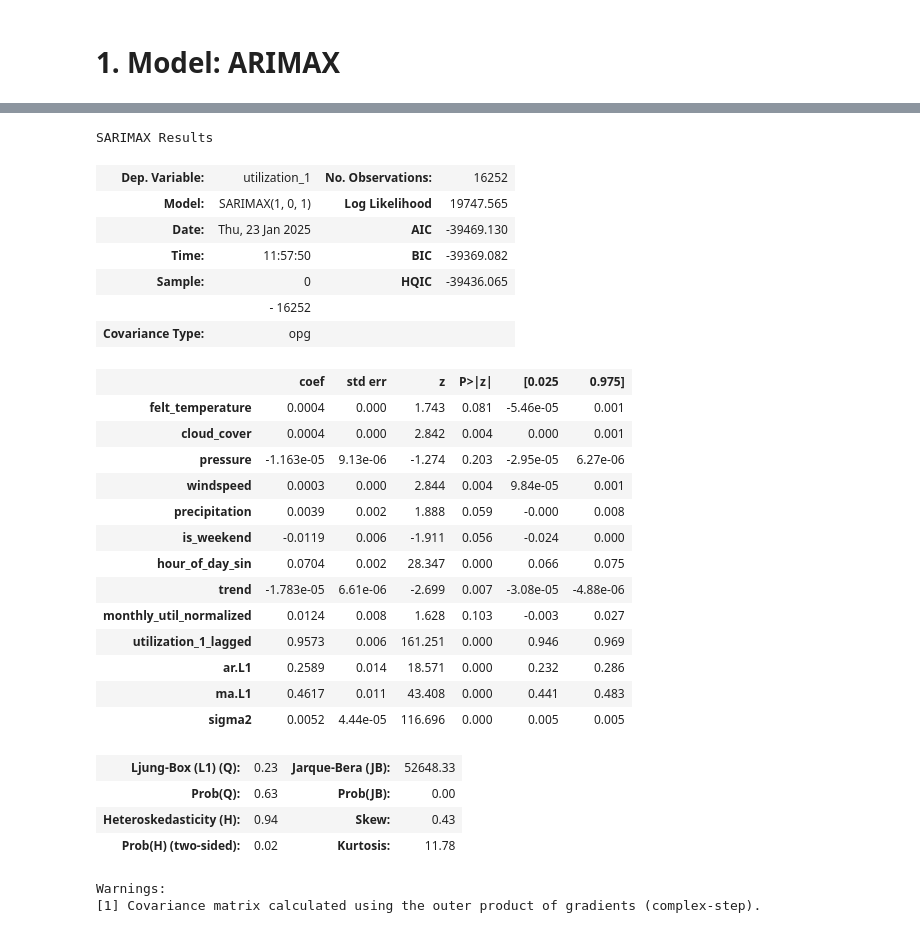
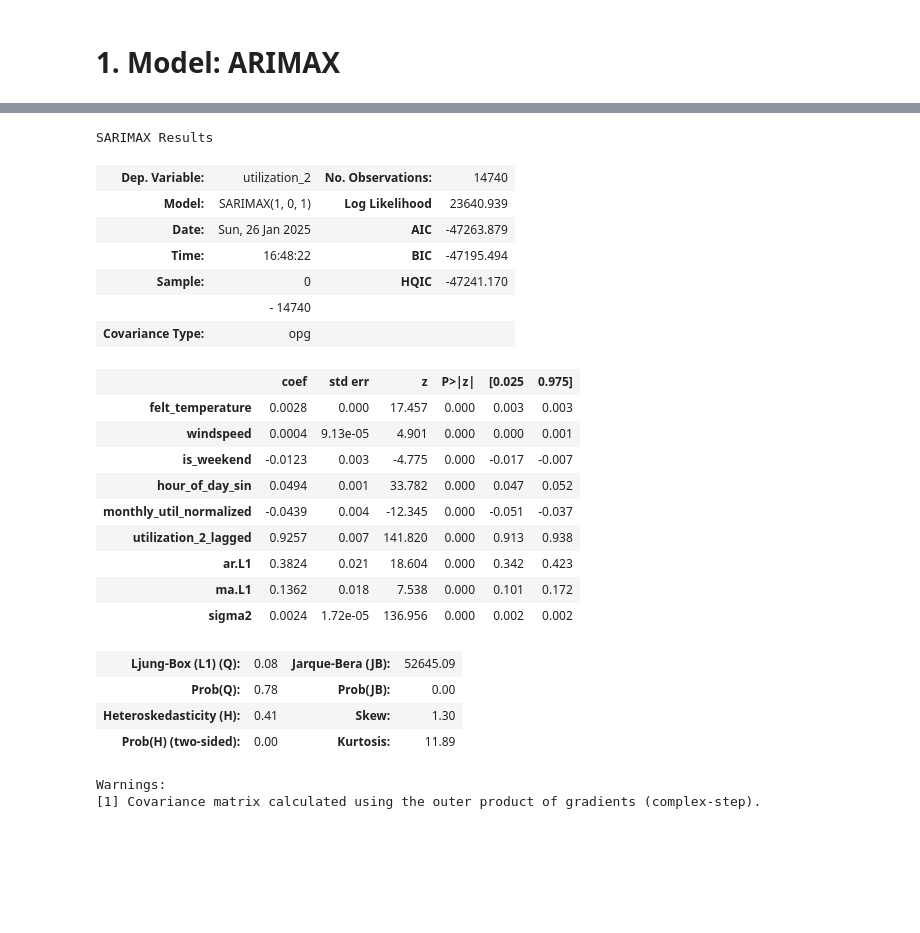
Before and after one commit to JanRkck/AA24, a Jupyter notebook: Utilization_Rate.ipynb, the cells around one changed output, grey strips where cells are left out. Saved outputs shown, nothing was run; the diff lists cells and outputs as text; code cells hidden in the pictures; blank space fills up the shorter version.

```diff
--- a/Utilization_Rate.ipynb
+++ b/Utilization_Rate.ipynb
@@ -469,7 +472,6 @@ def add_features(df):
     monthly_avg_normalized = monthly_avg / monthly_avg.max()
     df = df.merge(monthly_avg_normalized, on='month', suffixes=('', '_normalized'))
 
-
     # Add lagged utilization
     if 'utilization_1' in df:
         df['utilization_1_lagged'] = df['utilization_1'].shift(1)
@@ -478,4 +480,9 @@ def add_features(df):
         df['utilization_2_lagged'] = df['utilization_2'].shift(1)
         df.rename(columns={'utilization_2_normalized': 'monthly_util_normalized'}, inplace=True)
 
+    # Add lockdown feature
+    lockdown_start = pd.Timestamp(2020, 8, 3, 22, 0)
+    lockdown_end = pd.Timestamp(2020, 11, 18, 11, 0)
+    df['is_lockdown'] = ((df['hour'] >= lockdown_start) & (df['hour'] <= lockdown_end)).astype(int)
+
     return df
@@ -510,0 +489,8 @@ Index(['hour', 'utilization_1', 'temperature', 'cloud_cover', 'pressure',
+# %%
+utilization_1_df['original_order'] = utilization_1_df.index
+utilization_1_df = add_features(utilization_1_df)
+utilization_1_df = utilization_1_df.sort_values('original_order').drop(columns='original_order').reset_index(drop=True)
+
+utilization_2_df['original_order'] = utilization_2_df.index
+utilization_2_df = add_features(utilization_2_df)
+utilization_2_df = utilization_2_df.sort_values('original_order').drop(columns='original_order').reset_index(drop=True)
@@ -631,0 +854,2 @@ TypeError: 'float' object cannot be interpreted as an integer
+# %%
+arimax_model_site_2, all_actuals_arimax_site_2, all_predictions_arimax_site_2, holdout_predictions_arimax_site_2 = train_arimax_with_holdout_site_2(utilization_2_df)
@@ -632,31 +874,27 @@ TypeError: 'float' object cannot be interpreted as an integer
 # %%
-model_fit_2.summary()
+arimax_model_site_2.summary()
 # %% [output]
 SARIMAX Results
-| Dep. Variable: | utilization_1 | No. Observations: | 16252 |
-| Model: | SARIMAX(1, 0, 1) | Log Likelihood | 19747.565 |
-| Date: | Thu, 23 Jan 2025 | AIC | -39469.130 |
-| Time: | 11:57:50 | BIC | -39369.082 |
-| Sample: | 0 | HQIC | -39436.065 |
-|  | - 16252 |  |  |
+| Dep. Variable: | utilization_2 | No. Observations: | 14740 |
+| Model: | SARIMAX(1, 0, 1) | Log Likelihood | 23640.939 |
+| Date: | Sun, 26 Jan 2025 | AIC | -47263.879 |
+| Time: | 16:48:22 | BIC | -47195.494 |
+| Sample: | 0 | HQIC | -47241.170 |
+|  | - 14740 |  |  |
 | Covariance Type: | opg |  |  |
 |  | coef | std err | z | P>|z| | [0.025 | 0.975] |
-| felt_temperature | 0.0004 | 0.000 | 1.743 | 0.081 | -5.46e-05 | 0.001 |
-| cloud_cover | 0.0004 | 0.000 | 2.842 | 0.004 | 0.000 | 0.001 |
-| pressure | -1.163e-05 | 9.13e-06 | -1.274 | 0.203 | -2.95e-05 | 6.27e-06 |
-| windspeed | 0.0003 | 0.000 | 2.844 | 0.004 | 9.84e-05 | 0.001 |
-| precipitation | 0.0039 | 0.002 | 1.888 | 0.059 | -0.000 | 0.008 |
-| is_weekend | -0.0119 | 0.006 | -1.911 | 0.056 | -0.024 | 0.000 |
-| hour_of_day_sin | 0.0704 | 0.002 | 28.347 | 0.000 | 0.066 | 0.075 |
-| trend | -1.783e-05 | 6.61e-06 | -2.699 | 0.007 | -3.08e-05 | -4.88e-06 |
-| monthly_util_normalized | 0.0124 | 0.008 | 1.628 | 0.103 | -0.003 | 0.027 |
-| utilization_1_lagged | 0.9573 | 0.006 | 161.251 | 0.000 | 0.946 | 0.969 |
-| ar.L1 | 0.2589 | 0.014 | 18.571 | 0.000 | 0.232 | 0.286 |
-| ma.L1 | 0.4617 | 0.011 | 43.408 | 0.000 | 0.441 | 0.483 |
-| sigma2 | 0.0052 | 4.44e-05 | 116.696 | 0.000 | 0.005 | 0.005 |
+| felt_temperature | 0.0028 | 0.000 | 17.457 | 0.000 | 0.003 | 0.003 |
+| windspeed | 0.0004 | 9.13e-05 | 4.901 | 0.000 | 0.000 | 0.001 |
+| is_weekend | -0.0123 | 0.003 | -4.775 | 0.000 | -0.017 | -0.007 |
+| hour_of_day_sin | 0.0494 | 0.001 | 33.782 | 0.000 | 0.047 | 0.052 |
+| monthly_util_normalized | -0.0439 | 0.004 | -12.345 | 0.000 | -0.051 | -0.037 |
+| utilization_2_lagged | 0.9257 | 0.007 | 141.820 | 0.000 | 0.913 | 0.938 |
+| ar.L1 | 0.3824 | 0.021 | 18.604 | 0.000 | 0.342 | 0.423 |
+| ma.L1 | 0.1362 | 0.018 | 7.538 | 0.000 | 0.101 | 0.172 |
+| sigma2 | 0.0024 | 1.72e-05 | 136.956 | 0.000 | 0.002 | 0.002 |
-| Ljung-Box (L1) (Q): | 0.23 | Jarque-Bera (JB): | 52648.33 |
-| Prob(Q): | 0.63 | Prob(JB): | 0.00 |
-| Heteroskedasticity (H): | 0.94 | Skew: | 0.43 |
-| Prob(H) (two-sided): | 0.02 | Kurtosis: | 11.78 |
+| Ljung-Box (L1) (Q): | 0.08 | Jarque-Bera (JB): | 52645.09 |
+| Prob(Q): | 0.78 | Prob(JB): | 0.00 |
+| Heteroskedasticity (H): | 0.41 | Skew: | 1.30 |
+| Prob(H) (two-sided): | 0.00 | Kurtosis: | 11.89 |
 Warnings:
 [1] Covariance matrix calculated using the outer product of gradients (complex-step).
```
Also changed, not shown: parts of 52 cells of this notebook.
